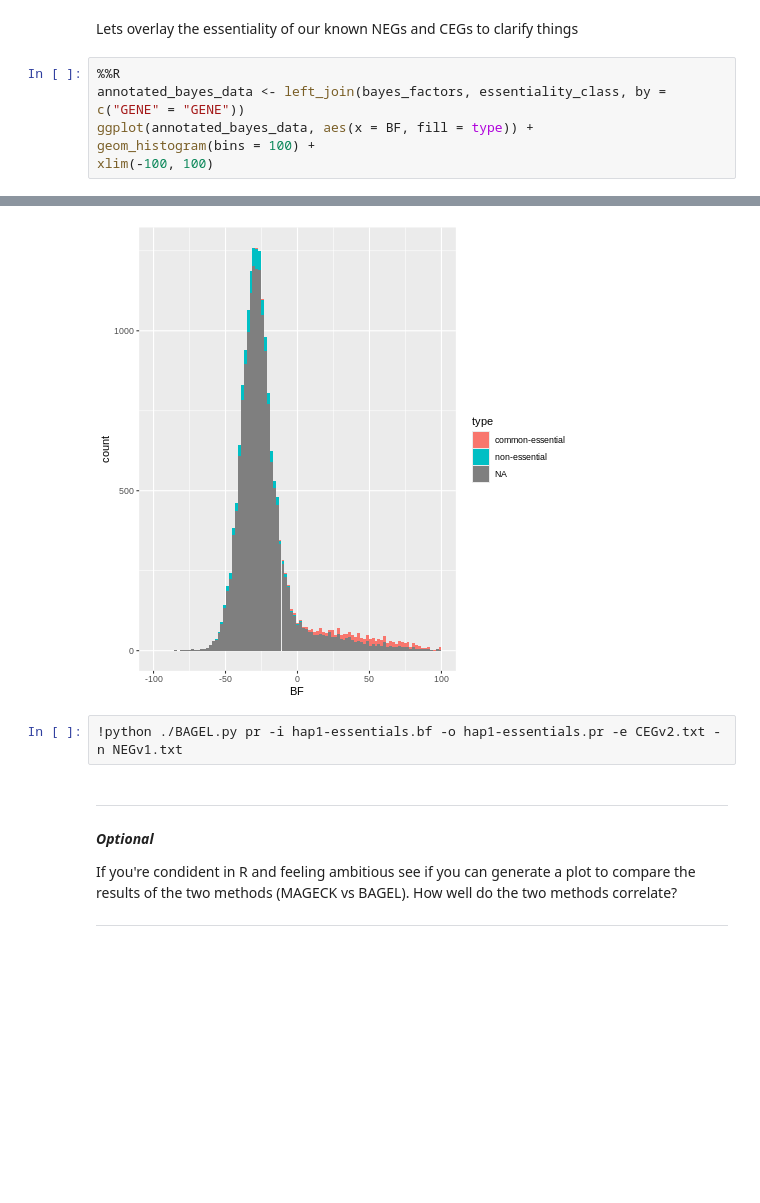
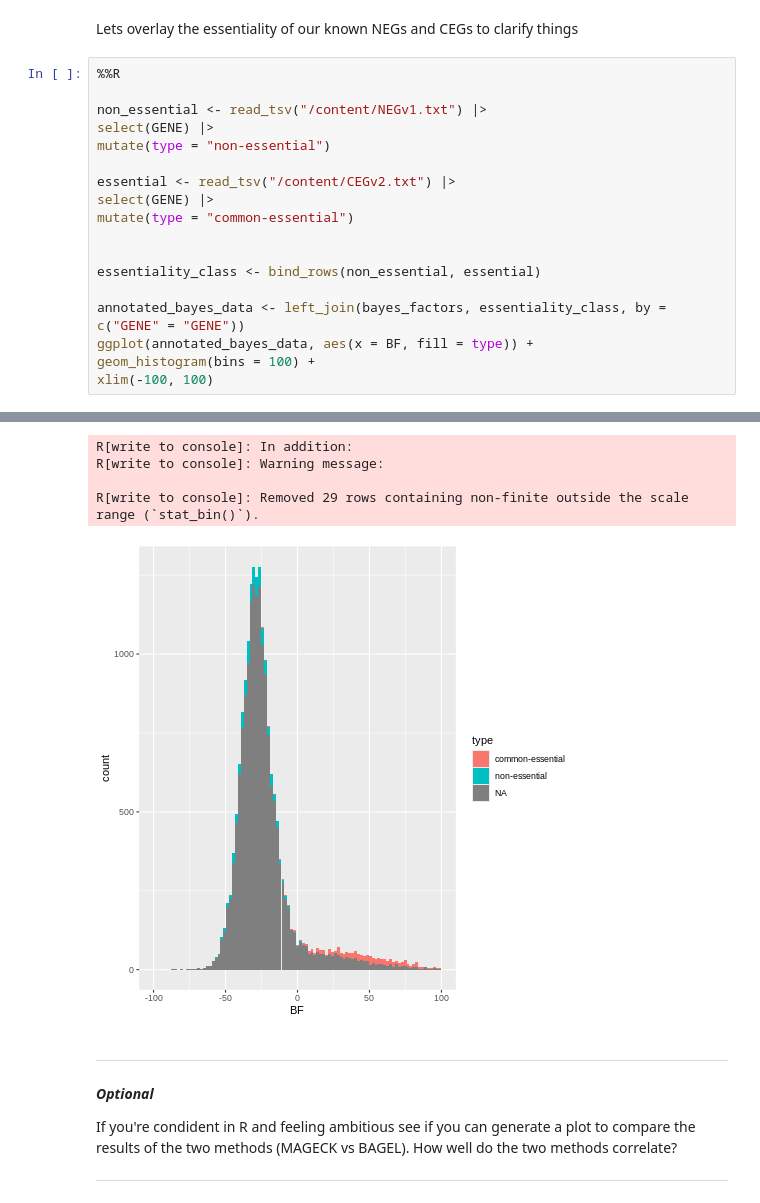
Before and after one commit to WCSCourses/CRISPR_informatics_2025, a Jupyter notebook: course_data_2025/CRISPR_Screening_data/crispr_counts_analysis.ipynb, the cells around one changed output, grey strips where cells are left out. Cells and saved outputs as stored; diff of their text form; blank space fills up the shorter version.

```diff
--- a/course_data_2025/CRISPR_Screening_data/crispr_counts_analysis.ipynb
+++ b/course_data_2025/CRISPR_Screening_data/crispr_counts_analysis.ipynb
@@ -949,6 +953,18 @@ R[write to console]: Removed 28 rows containing non-finite outside the scale ran
 Lets overlay the essentiality of our known NEGs and CEGs to clarify things
 # %%
 %%R
+
+non_essential <- read_tsv("/content/NEGv1.txt") |>
+select(GENE) |>
+mutate(type = "non-essential")
+
+essential <- read_tsv("/content/CEGv2.txt") |>
+select(GENE) |>
+mutate(type = "common-essential")
+
+
+essentiality_class <- bind_rows(non_essential, essential)
+
 annotated_bayes_data <- left_join(bayes_factors, essentiality_class, by = c("GENE" = "GENE"))
 ggplot(annotated_bayes_data, aes(x = BF, fill = type)) +
 geom_histogram(bins = 100) +
@@ -961,6 +989,8 @@ R[write to console]: Removed 28 rows containing non-finite outside the scale ran
+R[write to console]: In addition:
+R[write to console]: Warning message:
+
+R[write to console]: Removed 29 rows containing non-finite outside the scale range (`stat_bin()`).
-[figure, old version]
+[figure, new version]
-# %%
-!python ./BAGEL.py pr -i hap1-essentials.bf -o hap1-essentials.pr -e CEGv2.txt -n NEGv1.txt
 # %% [markdown]
 ---
 
```
Also changed, not shown: parts of 18 cells of this notebook.
